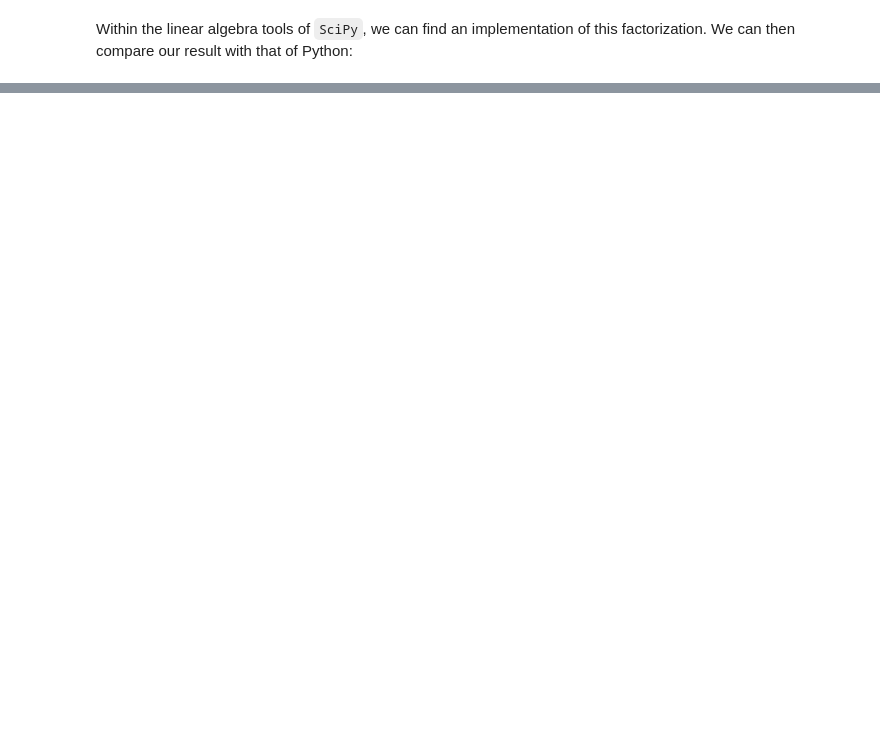
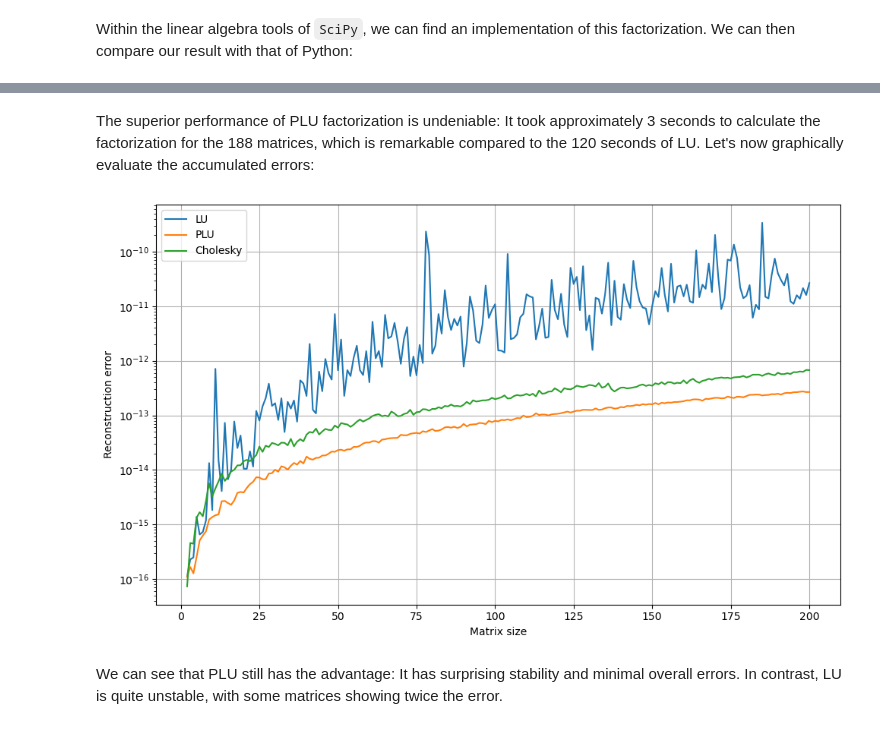
Before and after one commit to makore-0612/Factorizers_and_solvers, a Jupyter notebook: factorizers.ipynb, the cells around one changed output, grey strips where cells are left out. Saved outputs shown, nothing was run; the diff lists cells and outputs as text; code cells hidden in the pictures; blank space fills up the shorter version.

Commit message:
Added Cholesky factorization
Minor details were corrected in the other factorizations, the Cholesky factorization was added, and a comparison of errors between the three methods was made.

```diff
--- a/factorizers.ipynb
+++ b/factorizers.ipynb
@@ -108,11 +114,15 @@ def PLU_factorization(A):
 # %% [markdown]
 Within the linear algebra tools of `SciPy`, we can find an implementation of this factorization. We can then compare our result with that of Python:
 # %%
-A = np.array([[1, 2], [3, 4]])
+A = np.random.rand(4, 4)
 P, L, U = PLU_factorization(A)
 P_s, L_s, U_s = lu(A)
-print(P, "\n", L, "\n", U)
-print(P_s, "\n", L_s, "\n", U_s)
-print(np.linalg.norm(A - P @ L @ U))
-print(np.linalg.norm(A - P.T @ L_s @ U_s))
+print("Original matrix:")
+print(A)
+print("\nFactorization from scratch:")
+print("P = ", P, "\nL = ", L, "\nU = ", U)
+print("\nSciPy factorization:")
+print("P = ", P_s, "\nL = ", L_s, "\nU = ", U_s)
+print("\nOur error: ", np.linalg.norm(A - P @ L @ U))
+print("\nSciPy error: ", np.linalg.norm(A - P.T @ L_s @ U_s))
 # %% [output]
@@ -132,0 +189,13 @@ print(np.linalg.norm(A - P.T @ L_s @ U_s))
+# %%
+a = np.random.rand(4, 4)
+A = a @ a.T
+L = Cholesky_factorization(A)
+L_n = np.linalg.cholesky(A)
+print("Original matrix:")
+print(A)
+print("\nFactorization from scratch:")
+print("L = ", L)
+print("\nNumPy factorization:")
+print("L = ", L_n)
+print("\nOur error: ", np.linalg.norm(A - L @ L.T))
+print("\nNumPy error: ", np.linalg.norm(A - L_n @ L_n.T))
@@ -132,0 +314,18 @@ print(np.linalg.norm(A - P.T @ L_s @ U_s))
+# %% [markdown]
+The superior performance of PLU factorization is undeniable: It took approximately 3 seconds to calculate the factorization for the 188 matrices, which is remarkable compared to the 120 seconds of LU. Let's now graphically evaluate the accumulated errors:
+# %%
+plt.figure(figsize=(10, 6))
+plt.plot(lu_errors[:, 0], lu_errors[:, 1], label="LU")
+plt.plot(plu_errors[:, 0], plu_errors[:, 1], label="PLU")
+plt.plot(cholesky_errors[:, 0], cholesky_errors[:, 1], label="Cholesky")
+plt.yscale("log")
+plt.xlabel("Matrix size")
+plt.ylabel("Reconstruction error")
+plt.grid()
+plt.legend()
+plt.tight_layout()
+plt.show()
+# %% [output]
+[figure, added]
+# %% [markdown]
+We can see that PLU still has the advantage: It has surprising stability and minimal overall errors. In contrast, LU is quite unstable, with some matrices showing twice the error.
```
Also changed, not shown: parts of 13 cells of this notebook.
